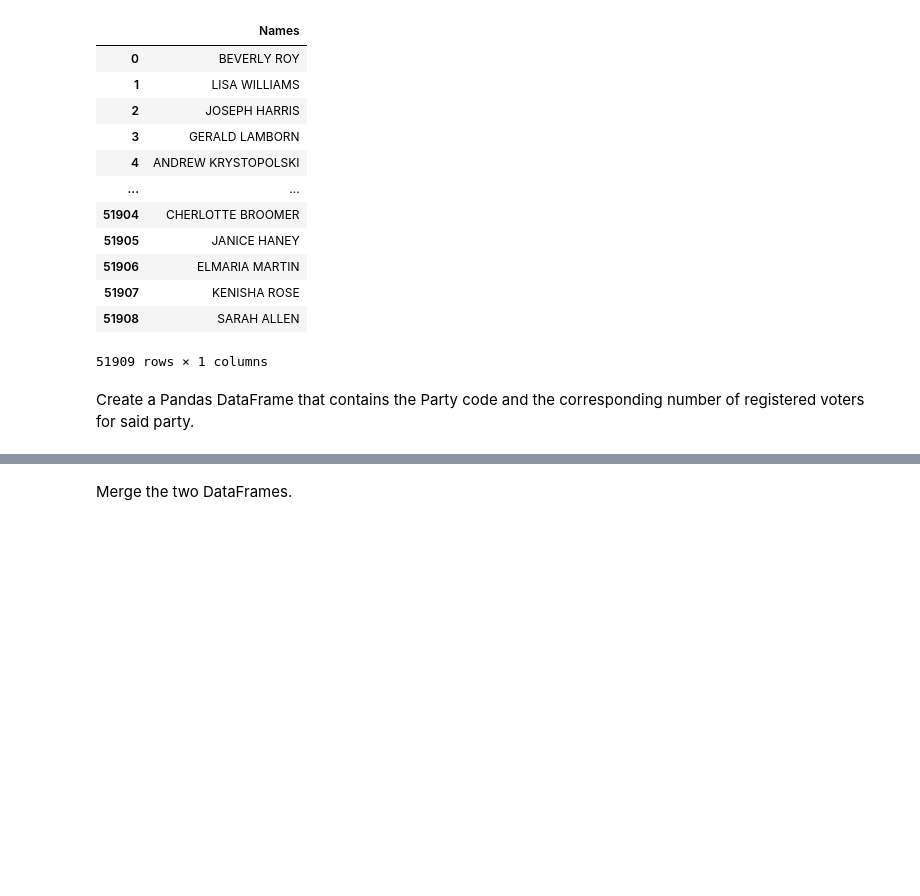
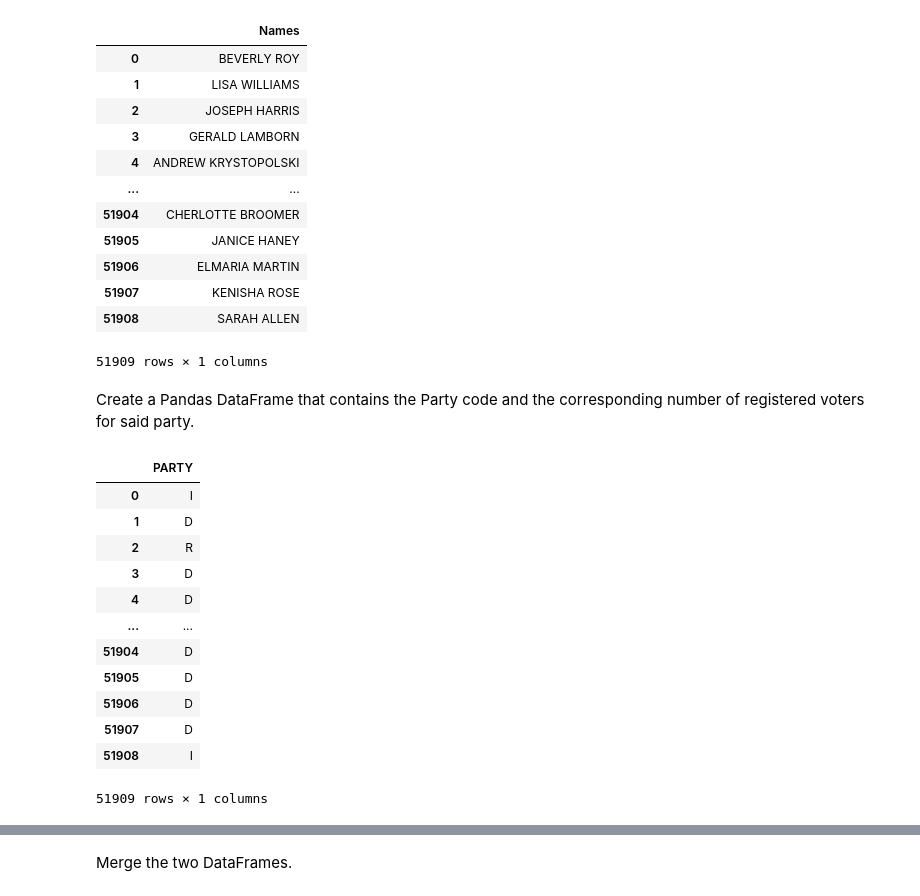
Before and after one commit to imirransom/DataEngineering.Labs.RegisteredVotersFileWilmingtonDE, a Jupyter notebook: data/wilmington_de_registered_voters.ipynb, the cells around one changed output, grey strips where cells are left out. Drawn from its saved outputs; the diff is of its cells as text; code cells hidden in the pictures; blank space fills up the shorter version.

```diff
--- a/data/wilmington_de_registered_voters.ipynb
+++ b/data/wilmington_de_registered_voters.ipynb
@@ -309,3 +314,19 @@ df_legal_names
 Create a Pandas DataFrame that contains the Party code and the corresponding number of registered voters for said party.
 # %%
 # Create DataFrame df_party_counts here
+df_party_counts = pd.DataFrame(df['PARTY'])
+df_party_counts
+# %% [output]
+|  | PARTY |
+| 0 | I |
+| 1 | D |
+| 2 | R |
+| 3 | D |
+| 4 | D |
+| ... | ... |
+| 51904 | D |
+| 51905 | D |
+| 51906 | D |
+| 51907 | D |
+| 51908 | I |
+51909 rows × 1 columns
```
Also changed, not shown: parts of 10 cells of this notebook.
